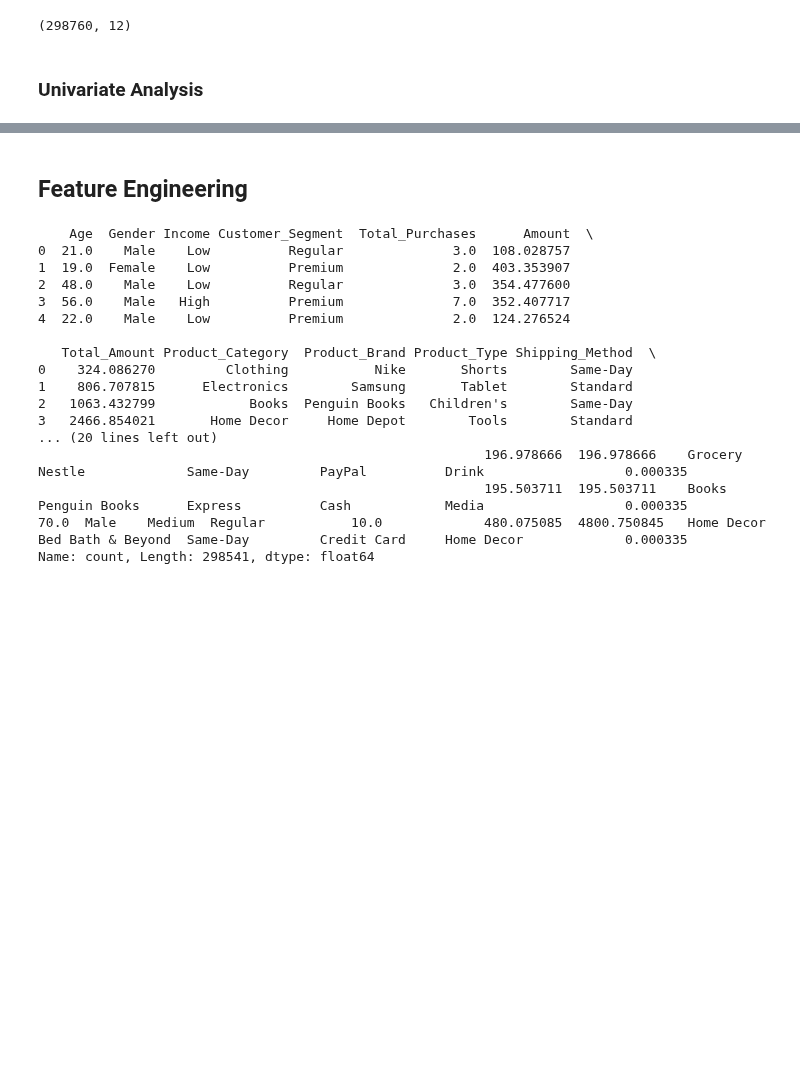
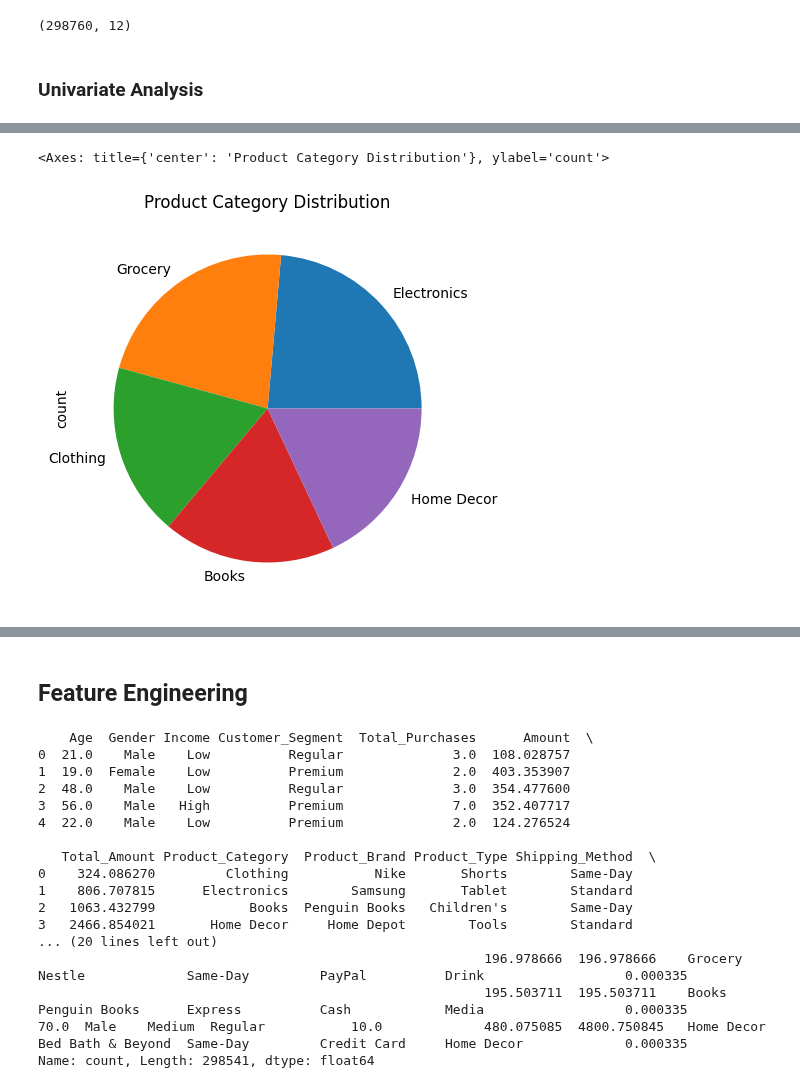
Before and after one commit to JAA999/grocery_prediction, a Jupyter notebook: ML_Project.ipynb, the cells around one changed output, grey strips where cells are left out. Cells and saved outputs as stored; diff of their text form; code cells hidden in the pictures; blank space fills up the shorter version.

```diff
--- a/ML_Project.ipynb
+++ b/ML_Project.ipynb
@@ -192,0 +225,7 @@ data['Customer_Segment'].value_counts().plot(kind='pie', title='Customer Segment
+# %%
+# Product Category Distribution
+plt.figure(figsize=(5, 5))
+data['Product_Category'].value_counts().plot(kind='pie', title='Product Category Distribution')
+# %% [output]
+<Axes: title={'center': 'Product Category Distribution'}, ylabel='count'>
+[figure, added]
```
Also changed, not shown: parts of 14 cells of this notebook.
